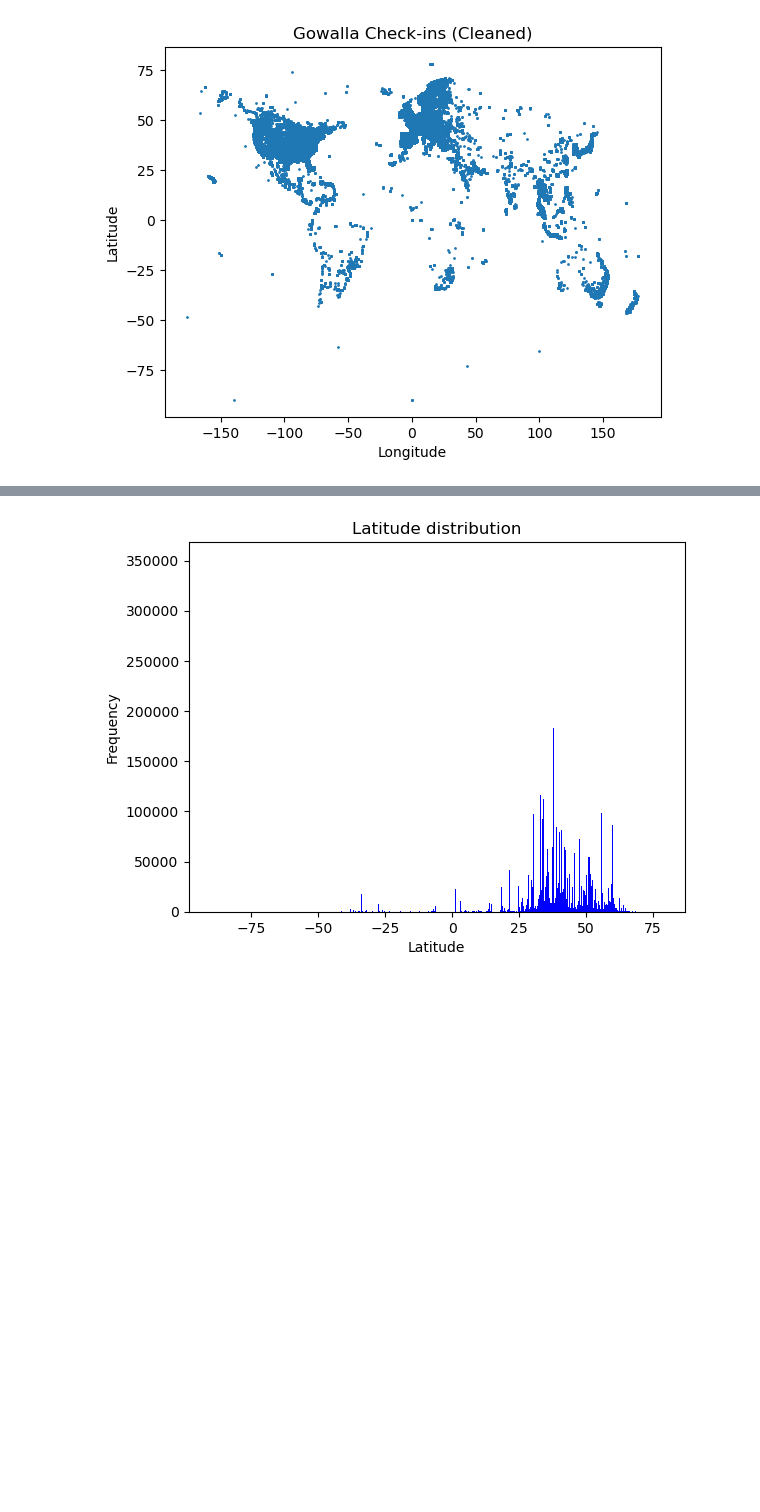
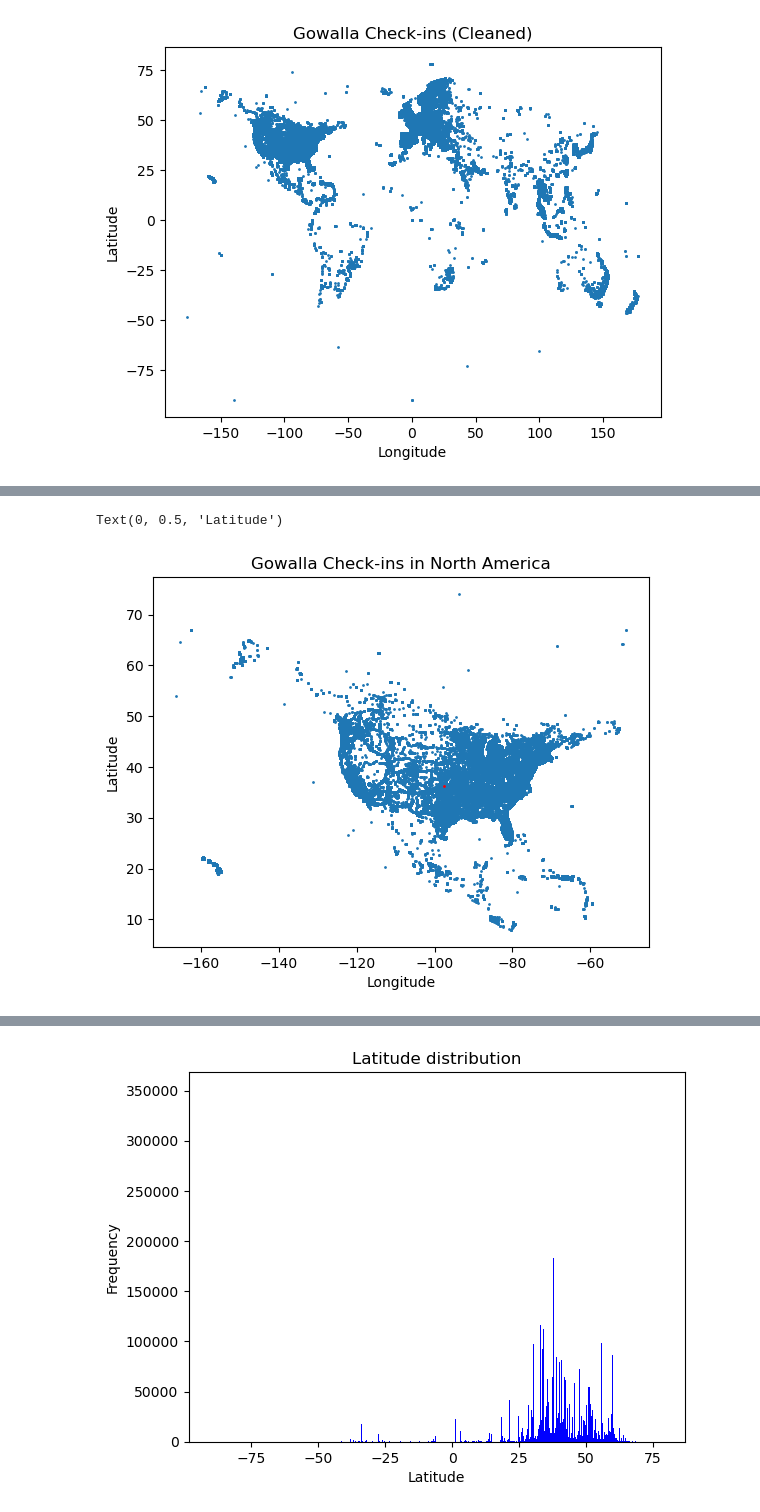
Before and after one commit to RusnacAM/Data-Mining, a Jupyter notebook: data_mining_project_report.ipynb, the cells around one changed output, grey strips where cells are left out. Saved outputs shown, nothing was run; the diff lists cells and outputs as text; code cells hidden in the pictures; blank space fills up the shorter version.

Commit message:
Added more of the preprocessing part

```diff
--- a/data_mining_project_report.ipynb
+++ b/data_mining_project_report.ipynb
@@ -151,0 +168,3 @@ Text(0, 0.5, 'Latitude')
+# %%
+df['checkin_time'] = pd.to_datetime(df['checkin_time'], errors='coerce')
+print(df.dtypes)
@@ -151,0 +180,25 @@ Text(0, 0.5, 'Latitude')
+# %%
+coordinates = list(zip(df['latitude'], df['longitude']))
+result = rg.search(coordinates)
+
+df["city"] = [result[i]['name'] for i in range(len(result))]
+df["country_code"] = [result[i]['cc'] for i in range(len(result))]
+df["country_code"] = df["country_code"].str.lower() #for pygal
+
+cc = coco.CountryConverter()
+
+mapping = {
+    code: cc.convert(code, to="name")
+    for code in df["country_code"].unique()
+}
+
+continent = {
+    code: cc.convert(code, to="continent_7")
+    for code in df["country_code"].unique()
+}
+
+df["country_name"] = df["country_code"].map(mapping)
+df["continent"] = df["country_code"].map(continent)
+df.to_csv('data/loc-gowalla-preproc.csv', index=False)
+print(df.head())
+print(df.tail())
@@ -151,0 +267,9 @@ Text(0, 0.5, 'Latitude')
+# %%
+plt.scatter(df[df["continent"] == "North America"]["longitude"], df[df["continent"] == "North America"]["latitude"], s=1, label="North America")
+plt.plot(df[df["continent"] == "North America"]["longitude"].mean(), df[df["continent"] == "North America"]["latitude"].mean(), 'o', c="red", markersize=1, label="North America")
+plt.title("Gowalla Check-ins in North America")
+plt.xlabel("Longitude")
+plt.ylabel("Latitude")
+# %% [output]
+Text(0, 0.5, 'Latitude')
+[figure, added]
```
Also changed, not shown: parts of 29 cells of this notebook.
